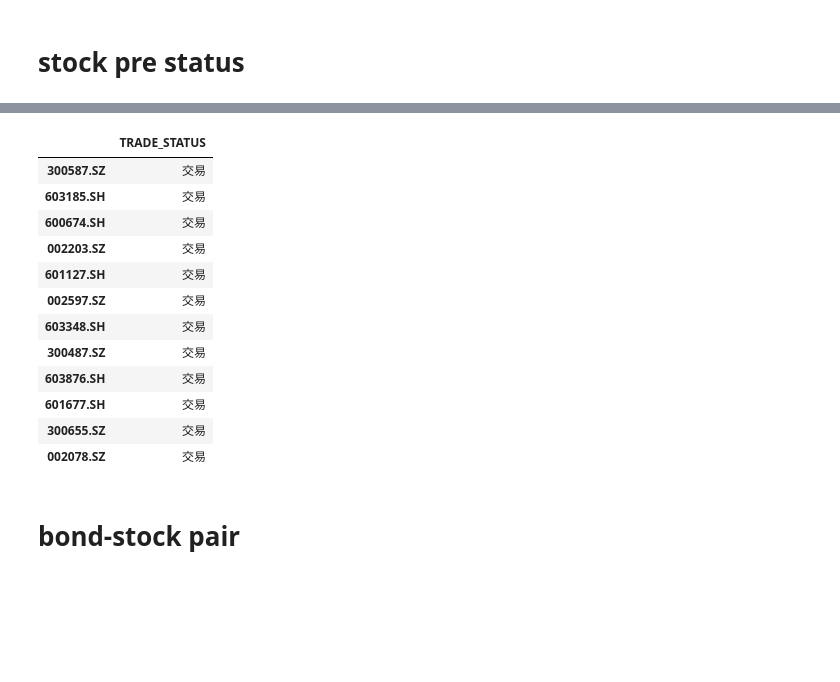
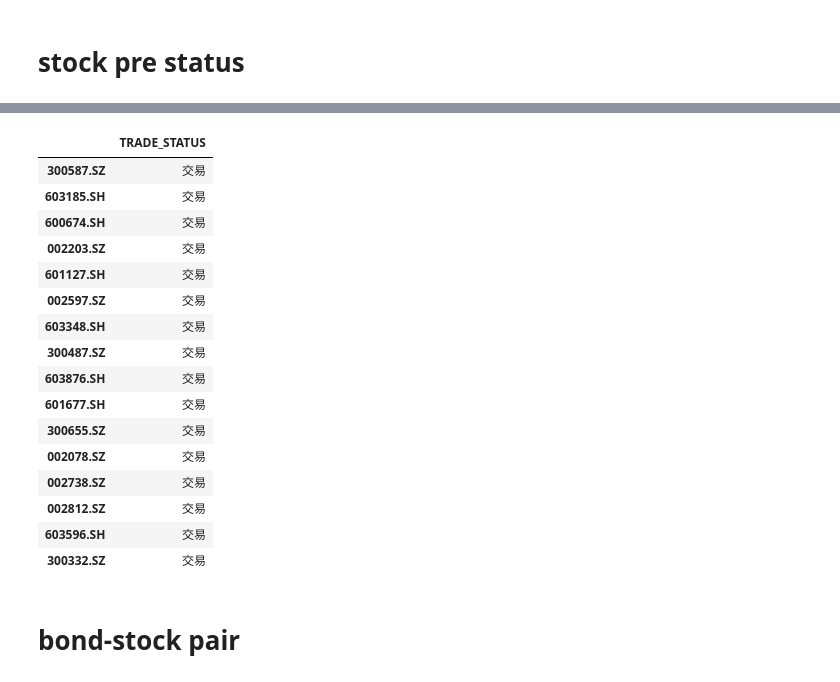
Before and after one commit to PXY11/cms, a Jupyter notebook: backtest_daily_track_dev.ipynb, the cells around one changed output, grey strips where cells are left out. Drawn from its saved outputs; the diff is of its cells as text; code cells hidden in the pictures; blank space fills up the shorter version.

```diff
--- a/backtest_daily_track_dev.ipynb
+++ b/backtest_daily_track_dev.ipynb
@@ -148,3 +148,15 @@ next_trade_date = '20221014' #监测当日下一个自然日
+# %%
+# ###############################################################
+# before_trade_date = '20221012'#监测当日前一个交易日
+# present_date = '20221013' #监测当日
+# next_trade_date = '20221014' #监测当日下一个自然日
+# ###############################################################
+
+# ###############################################################
+before_trade_date = '20221013'#监测当日前一个交易日
+present_date = '20221014' #监测当日
+next_trade_date = '20221015' #监测当日下一个自然日
+# ###############################################################
 # %%
 start_date = pd.to_datetime(before_trade_date)
 end_date = pd.to_datetime(next_trade_date)
@@ -219,23 +239,27 @@ df_bond_pre_return
 # %%
 before_trade_date_trade_status = before_trade_date[:4] +'-'+ before_trade_date[4:6] +'-'+ before_trade_date[6:]
 # present_date_trade_status = present_date[:4] +'-'+ present_date[4:6] +'-'+ present_date[6:]
-df_stk_pre_trade_status = w.wsd("300587.SZ,603185.SH,600674.SH,002203.SZ,601127.SH,002597.SZ,603348.SH,300487.SZ,603876.SH,601677.SH,300655.SZ,002078.SZ",
+df_stk_pre_trade_status = w.wsd("300587.SZ,603185.SH,600674.SH,002203.SZ,601127.SH,002597.SZ,603348.SH,300487.SZ,603876.SH,601677.SH,300655.SZ,002078.SZ,002738.SZ,002812.SZ,603596.SH,300332.SZ",
 "trade_status", f"{before_trade_date_trade_status}", f"{before_trade_date_trade_status}", "",usedf=True)[1]
 df_stk_pre_trade_status
 # %% [output]
 |  | TRADE_STATUS |
 | 300587.SZ | 交易 |
 | 603185.SH | 交易 |
 | 600674.SH | 交易 |
 | 002203.SZ | 交易 |
 | 601127.SH | 交易 |
 | 002597.SZ | 交易 |
 | 603348.SH | 交易 |
 | 300487.SZ | 交易 |
 | 603876.SH | 交易 |
 | 601677.SH | 交易 |
 | 300655.SZ | 交易 |
 | 002078.SZ | 交易 |
+| 002738.SZ | 交易 |
+| 002812.SZ | 交易 |
+| 603596.SH | 交易 |
+| 300332.SZ | 交易 |
 # %%
 # assert False
 # %% [markdown]
```
Also changed, not shown: parts of 18 cells of this notebook, 38 other files.
